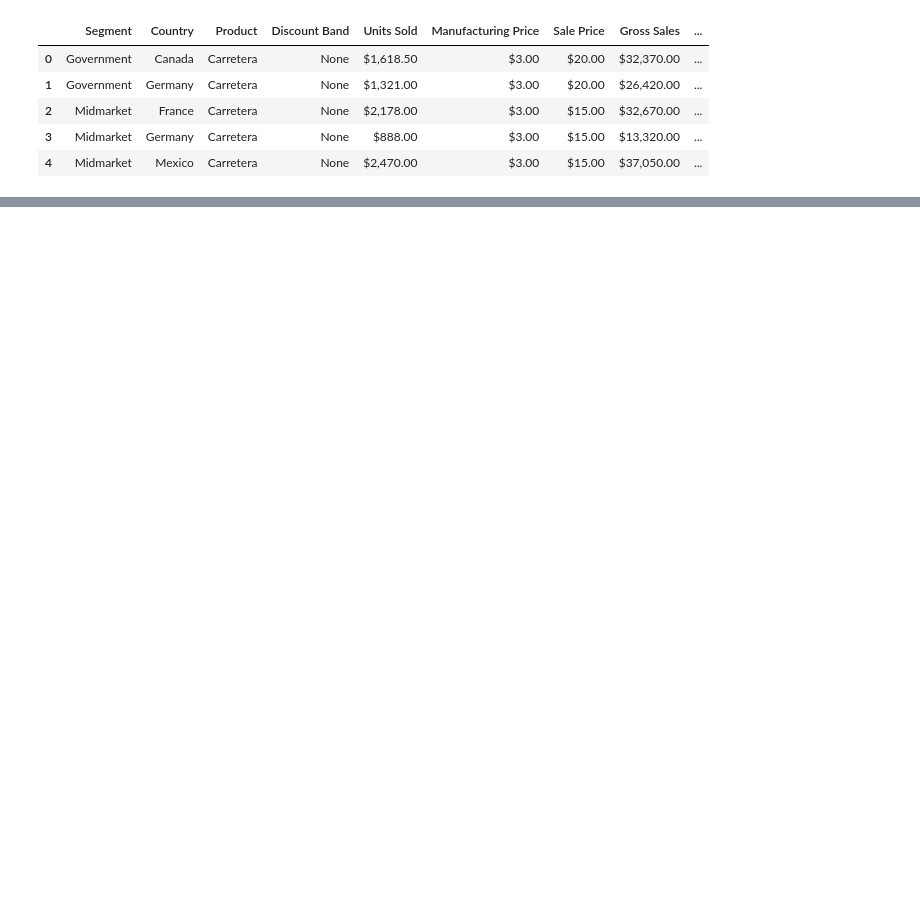
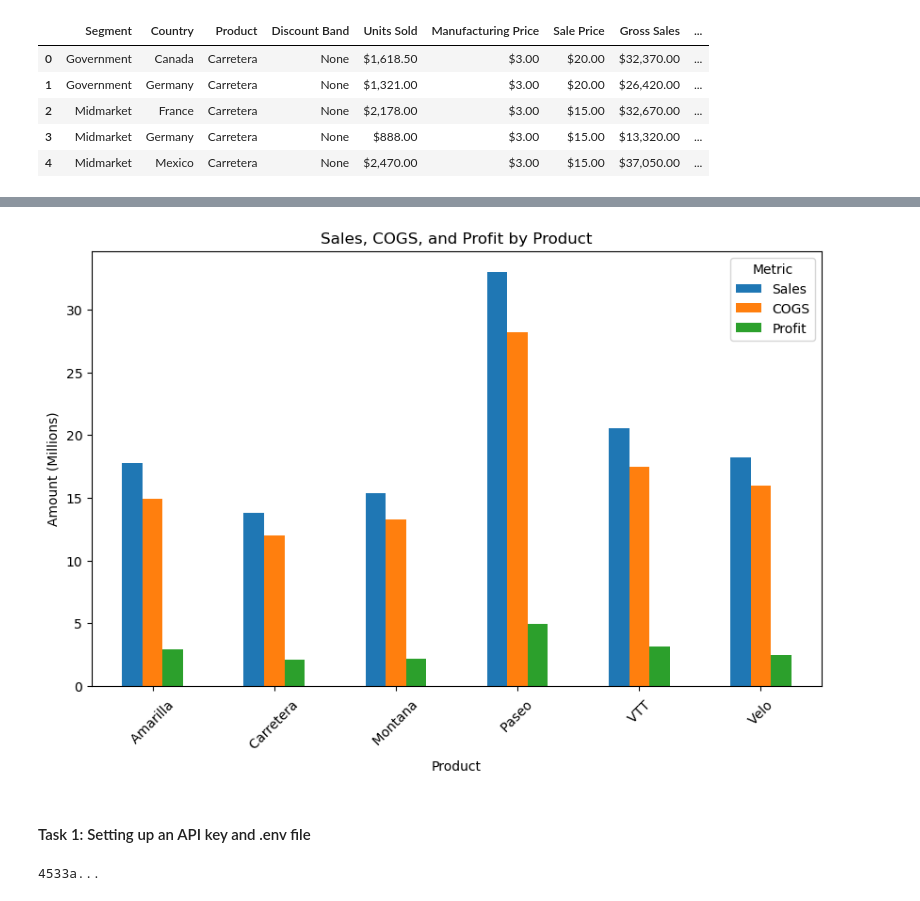
Before and after one commit to phchauanhh/PythonProgramming, a Jupyter notebook: assignments/assignment2/Assignment2.ipynb, the cells around one changed output, grey strips where cells are left out. Cells and saved outputs as stored; diff of their text form; code cells hidden in the pictures; blank space fills up the shorter version.

```diff
--- a/assignments/assignment2/Assignment2.ipynb
+++ b/assignments/assignment2/Assignment2.ipynb
@@ -28,0 +131,43 @@ display(df.head())
+# %%
+# Visualization 2: Sales, COGS, Profit by product
+df.columns = df.columns.str.strip()
+
+cols = ["Sales", "COGS", "Profit"]
+
+for col in cols:
+    df[col] = (
+        df[col]
+        .astype(str)
+        .str.replace("$", "", regex=False)
+        .str.replace(",", "", regex=False)
+        .str.strip()
+    )
+    df[col] = pd.to_numeric(df[col], errors="coerce")
+# %%
+# Grouped bar chart
+product_summary = df.groupby("Product")[["Sales", "COGS", "Profit"]].sum()
+
+product_summary_millions = product_summary / 1_000_000
+
+product_summary_millions.plot(kind="bar", figsize=(10, 6))
+
+plt.title("Sales, COGS, and Profit by Product")
+plt.xlabel("Product")
+plt.ylabel("Amount (Millions)")
+plt.xticks(rotation=45)
+plt.legend(title="Metric")
+plt.show()
+# %% [output]
+[figure, added]
+# %% [markdown]
+#### Task 1: Setting up an API key and .env file
+# %%
+from dotenv import load_dotenv
+import os
+
+load_dotenv()
+api_key = os.getenv("MARKETSTACK_API_KEY")
+
+print(api_key[:5] + "...")
+# %% [output]
+4533a...
```
Also changed, not shown: parts of 10 cells of this notebook, 1 other file.
